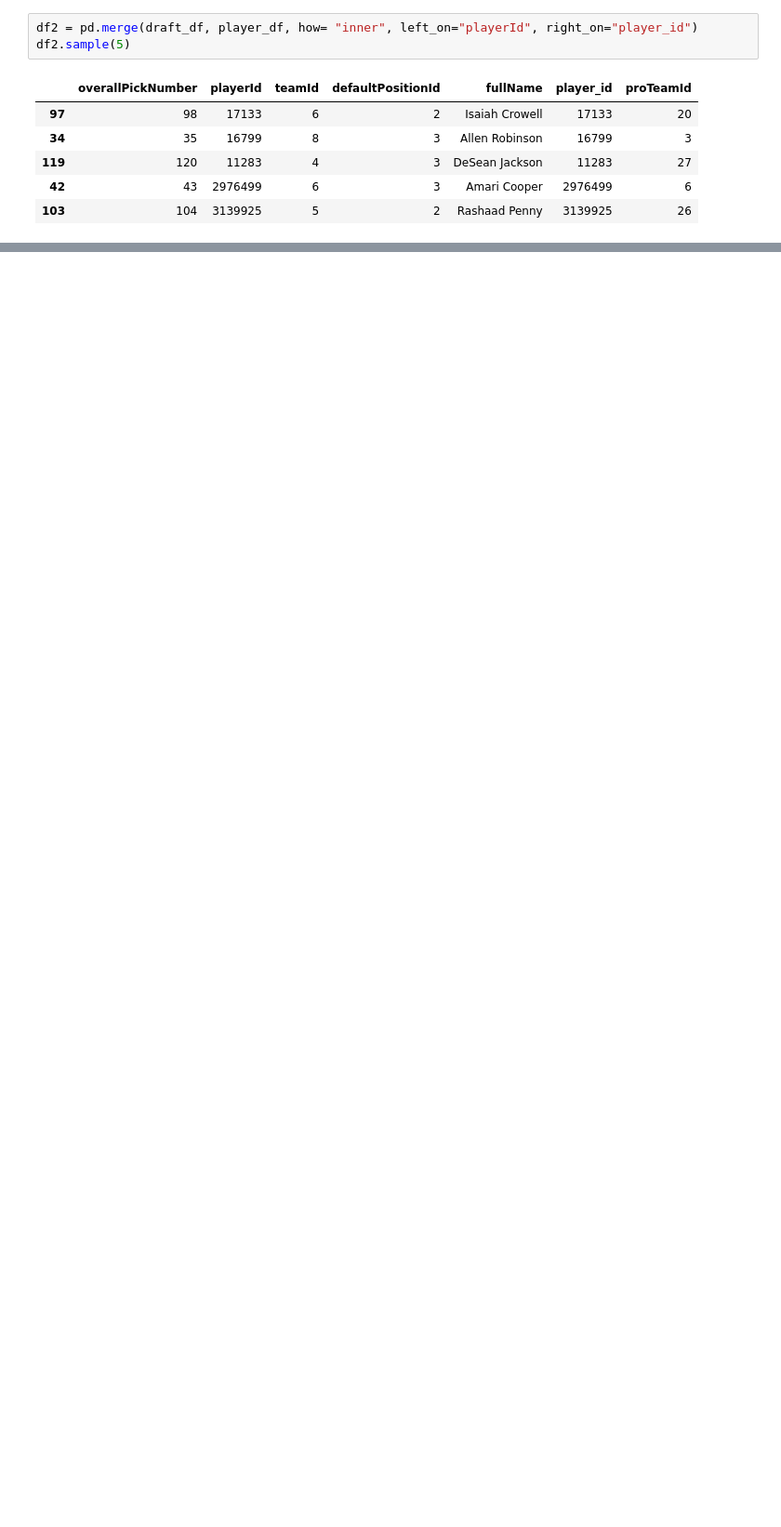
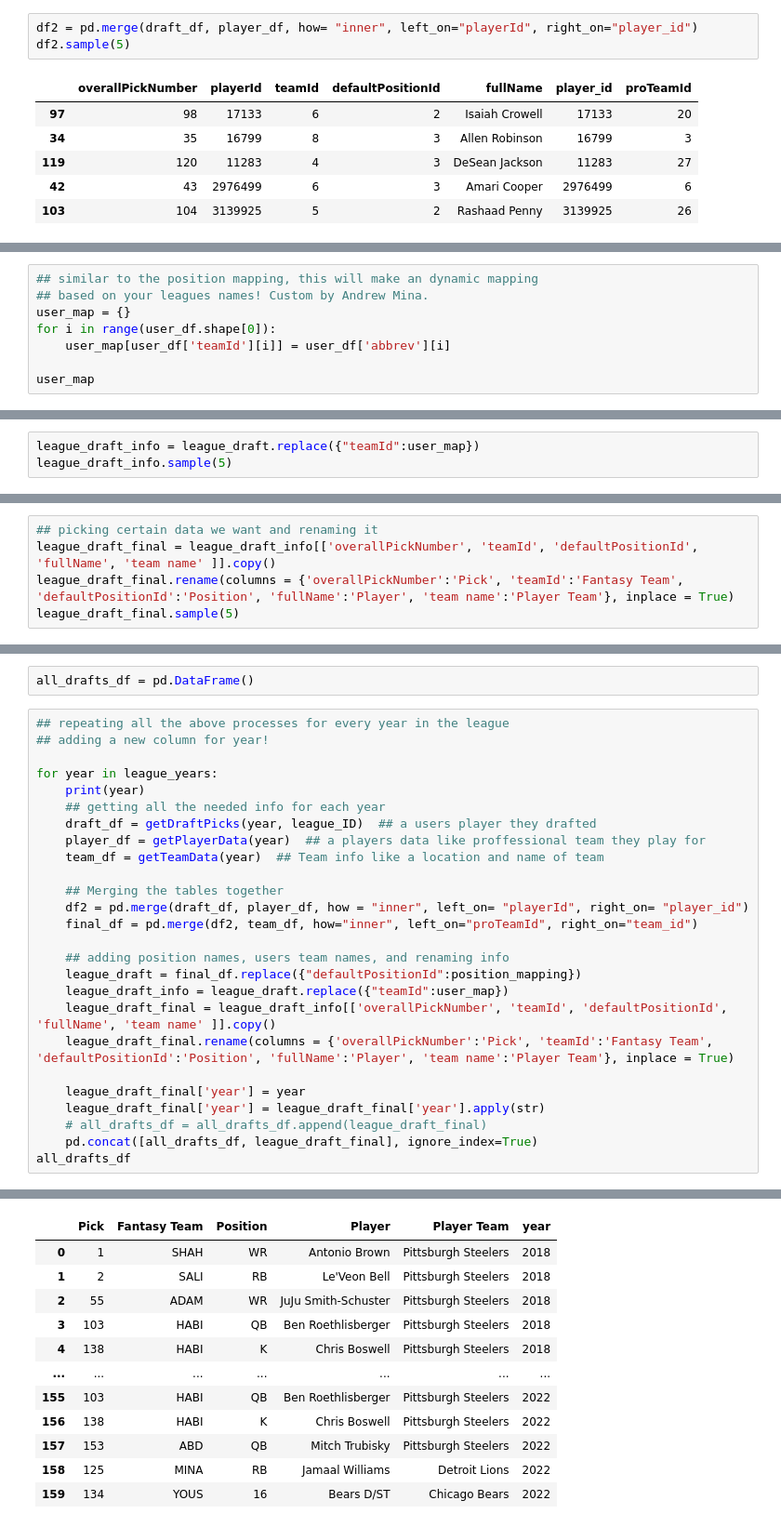
Before and after one commit to andrewmina/espnProj, a Jupyter notebook: first pandas.ipynb, the cells around one changed output, grey strips where cells are left out. Shown: that part at 93% size. Saved outputs shown, nothing was run; the diff lists cells and outputs as text; blank space fills up the shorter version.

```diff
--- a/first pandas.ipynb
+++ b/first pandas.ipynb
@@ -405,0 +514,8 @@ final_df.sample(5)
+# %%
+## similar to the position mapping, this will make an dynamic mapping
+## based on your leagues names! Custom by Andrew Mina.
+user_map = {}
+for i in range(user_df.shape[0]):
+    user_map[user_df['teamId'][i]] = user_df['abbrev'][i]
+
+user_map
@@ -405,0 +533,3 @@ final_df.sample(5)
+# %%
+league_draft_info = league_draft.replace({"teamId":user_map})
+league_draft_info.sample(5)
@@ -405,0 +543,5 @@ final_df.sample(5)
+# %%
+## picking certain data we want and renaming it
+league_draft_final = league_draft_info[['overallPickNumber', 'teamId', 'defaultPositionId', 'fullName', 'team name' ]].copy()
+league_draft_final.rename(columns = {'overallPickNumber':'Pick', 'teamId':'Fantasy Team', 'defaultPositionId':'Position', 'fullName':'Player', 'team name':'Player Team'}, inplace = True)
+league_draft_final.sample(5)
@@ -405,0 +555,29 @@ final_df.sample(5)
+# %%
+all_drafts_df = pd.DataFrame()
+# %%
+## repeating all the above processes for every year in the league
+## adding a new column for year!
+
+for year in league_years:
+    print(year)
+    ## getting all the needed info for each year
+    draft_df = getDraftPicks(year, league_ID)  ## a users player they drafted
+    player_df = getPlayerData(year)  ## a players data like proffessional team they play for
+    team_df = getTeamData(year)  ## Team info like a location and name of team
+
+    ## Merging the tables together
+    df2 = pd.merge(draft_df, player_df, how = "inner", left_on= "playerId", right_on= "player_id")
+    final_df = pd.merge(df2, team_df, how="inner", left_on="proTeamId", right_on="team_id")
+
+    ## adding position names, users team names, and renaming info
+    league_draft = final_df.replace({"defaultPositionId":position_mapping})
+    league_draft_info = league_draft.replace({"teamId":user_map})
+    league_draft_final = league_draft_info[['overallPickNumber', 'teamId', 'defaultPositionId', 'fullName', 'team name' ]].copy()
+    league_draft_final.rename(columns = {'overallPickNumber':'Pick', 'teamId':'Fantasy Team', 'defaultPositionId':'Position', 'fullName':'Player', 'team name':'Player Team'}, inplace = True)
+
+    league_draft_final['year'] = year
+    league_draft_final['year'] = league_draft_final['year'].apply(str)
+    # all_drafts_df = all_drafts_df.append(league_draft_final)
+    pd.concat([all_drafts_df, league_draft_final], ignore_index=True)
+all_drafts_df
+# %% [output]
@@ -405,0 +589,12 @@ final_df.sample(5)
+|  | Pick | Fantasy Team | Position | Player | Player Team | year |
+| 0 | 1 | SHAH | WR | Antonio Brown | Pittsburgh Steelers | 2018 |
+| 1 | 2 | SALI | RB | Le'Veon Bell | Pittsburgh Steelers | 2018 |
+| 2 | 55 | ADAM | WR | JuJu Smith-Schuster | Pittsburgh Steelers | 2018 |
+| 3 | 103 | HABI | QB | Ben Roethlisberger | Pittsburgh Steelers | 2018 |
+| 4 | 138 | HABI | K | Chris Boswell | Pittsburgh Steelers | 2018 |
+| ... | ... | ... | ... | ... | ... | ... |
+| 155 | 103 | HABI | QB | Ben Roethlisberger | Pittsburgh Steelers | 2022 |
+| 156 | 138 | HABI | K | Chris Boswell | Pittsburgh Steelers | 2022 |
+| 157 | 153 | ABD | QB | Mitch Trubisky | Pittsburgh Steelers | 2022 |
+| 158 | 125 | MINA | RB | Jamaal Williams | Detroit Lions | 2022 |
+| 159 | 134 | YOUS | 16 | Bears D/ST | Chicago Bears | 2022 |
```
Also changed, not shown: parts of 11 cells of this notebook, 1 other file.
